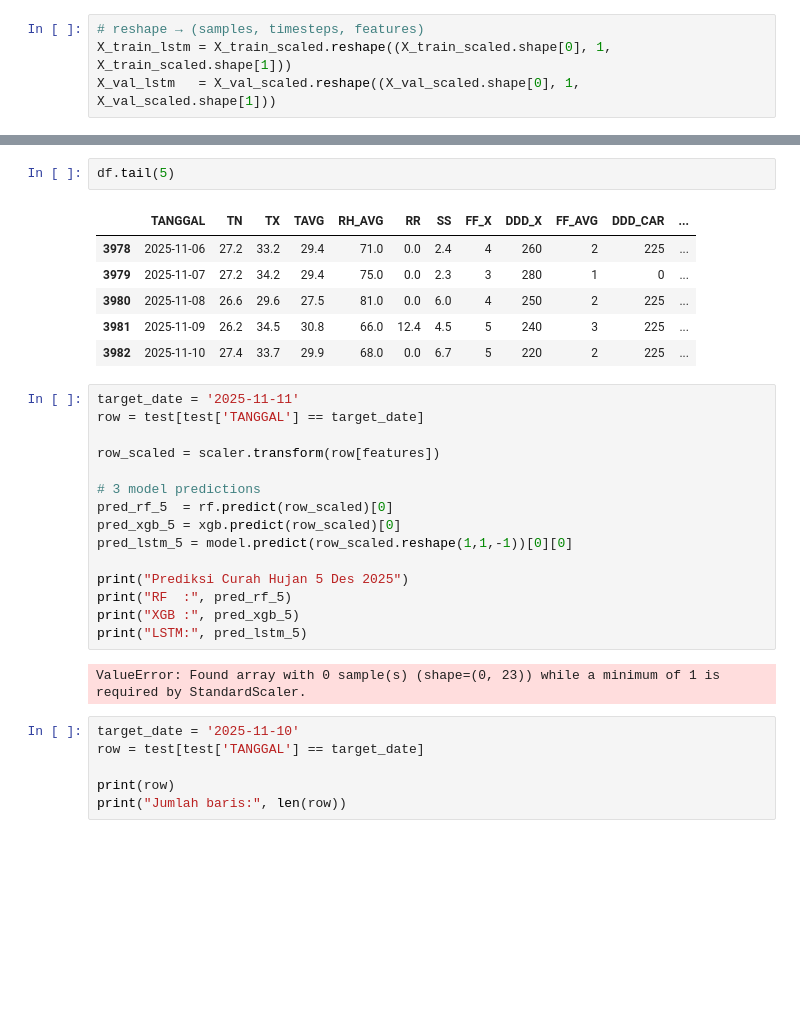
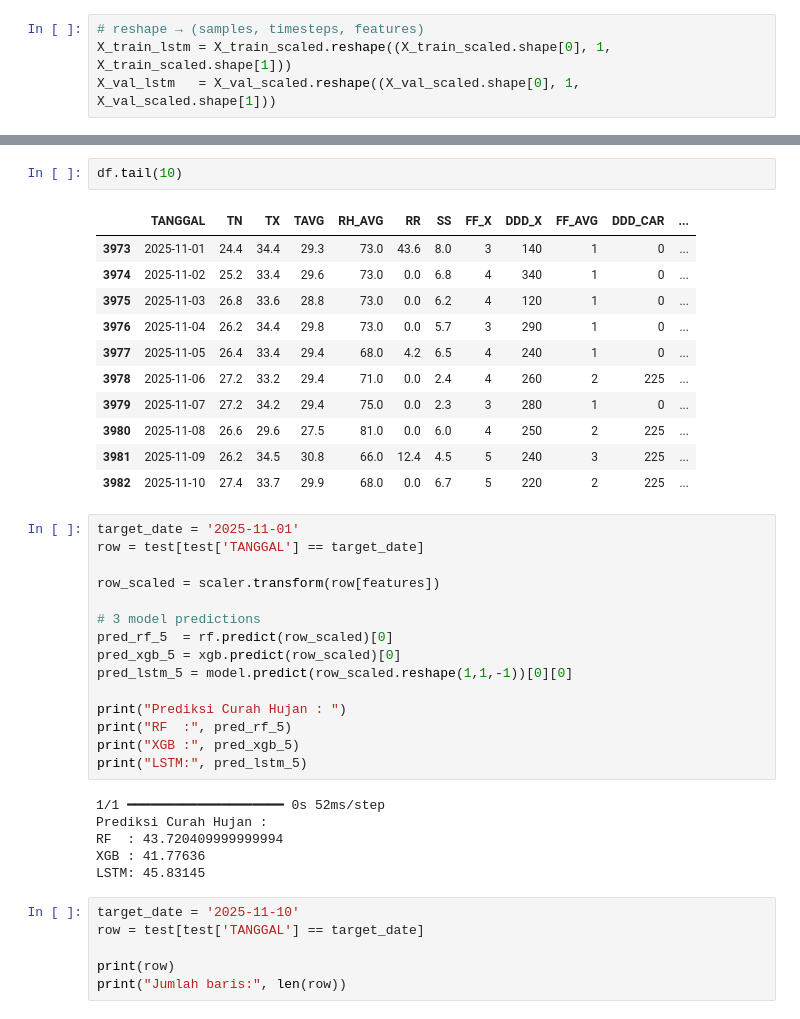
Before and after one commit to Ayusekar22/Jakarta-Weather-Prediction-2025, a Jupyter notebook: kitacobacaralain.ipynb, the cells around one changed output, grey strips where cells are left out. Drawn from its saved outputs; the diff is of its cells as text; blank space fills up the shorter version.

```diff
--- a/kitacobacaralain.ipynb
+++ b/kitacobacaralain.ipynb
@@ -199,14 +272,19 @@ LSTM MAE: 0.5277772420866242
 # %%
-df.tail(5)
+df.tail(10)
 # %% [output]
 |  | TANGGAL | TN | TX | TAVG | RH_AVG | RR | SS | FF_X | DDD_X | FF_AVG | DDD_CAR | ... |
+| 3973 | 2025-11-01 | 24.4 | 34.4 | 29.3 | 73.0 | 43.6 | 8.0 | 3 | 140 | 1 | 0 | ... |
+| 3974 | 2025-11-02 | 25.2 | 33.4 | 29.6 | 73.0 | 0.0 | 6.8 | 4 | 340 | 1 | 0 | ... |
+| 3975 | 2025-11-03 | 26.8 | 33.6 | 28.8 | 73.0 | 0.0 | 6.2 | 4 | 120 | 1 | 0 | ... |
+| 3976 | 2025-11-04 | 26.2 | 34.4 | 29.8 | 73.0 | 0.0 | 5.7 | 3 | 290 | 1 | 0 | ... |
+| 3977 | 2025-11-05 | 26.4 | 33.4 | 29.4 | 68.0 | 4.2 | 6.5 | 4 | 240 | 1 | 0 | ... |
 | 3978 | 2025-11-06 | 27.2 | 33.2 | 29.4 | 71.0 | 0.0 | 2.4 | 4 | 260 | 2 | 225 | ... |
 | 3979 | 2025-11-07 | 27.2 | 34.2 | 29.4 | 75.0 | 0.0 | 2.3 | 3 | 280 | 1 | 0 | ... |
 | 3980 | 2025-11-08 | 26.6 | 29.6 | 27.5 | 81.0 | 0.0 | 6.0 | 4 | 250 | 2 | 225 | ... |
 | 3981 | 2025-11-09 | 26.2 | 34.5 | 30.8 | 66.0 | 12.4 | 4.5 | 5 | 240 | 3 | 225 | ... |
 | 3982 | 2025-11-10 | 27.4 | 33.7 | 29.9 | 68.0 | 0.0 | 6.7 | 5 | 220 | 2 | 225 | ... |
 # %%
-target_date = '2025-11-11'
+target_date = '2025-11-01'
 row = test[test['TANGGAL'] == target_date]
 
 row_scaled = scaler.transform(row[features])
@@ -216,12 +294,16 @@ pred_rf_5  = rf.predict(row_scaled)[0]
 pred_xgb_5 = xgb.predict(row_scaled)[0]
 pred_lstm_5 = model.predict(row_scaled.reshape(1,1,-1))[0][0]
 
-print("Prediksi Curah Hujan 5 Des 2025")
+print("Prediksi Curah Hujan : ")
 print("RF  :", pred_rf_5)
 print("XGB :", pred_xgb_5)
 print("LSTM:", pred_lstm_5)
 # %% [output]
-ValueError: Found array with 0 sample(s) (shape=(0, 23)) while a minimum of 1 is required by StandardScaler.
+1/1 ━━━━━━━━━━━━━━━━━━━━ 0s 52ms/step
+Prediksi Curah Hujan :
+RF  : 43.720409999999994
+XGB : 41.77636
+LSTM: 45.83145
 # %%
 target_date = '2025-11-10'
 row = test[test['TANGGAL'] == target_date]
```
Also changed, not shown: parts of 7 cells of this notebook.
